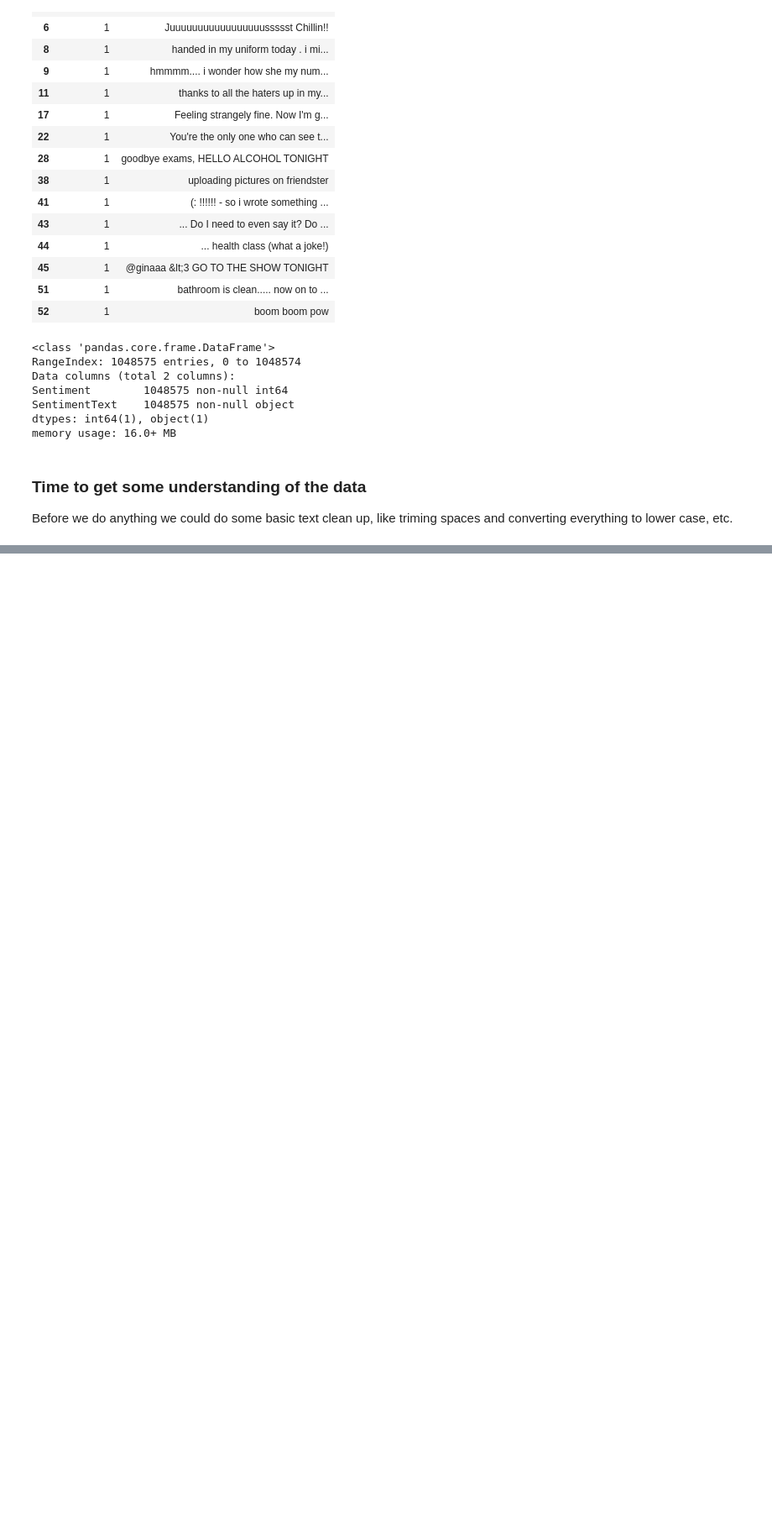
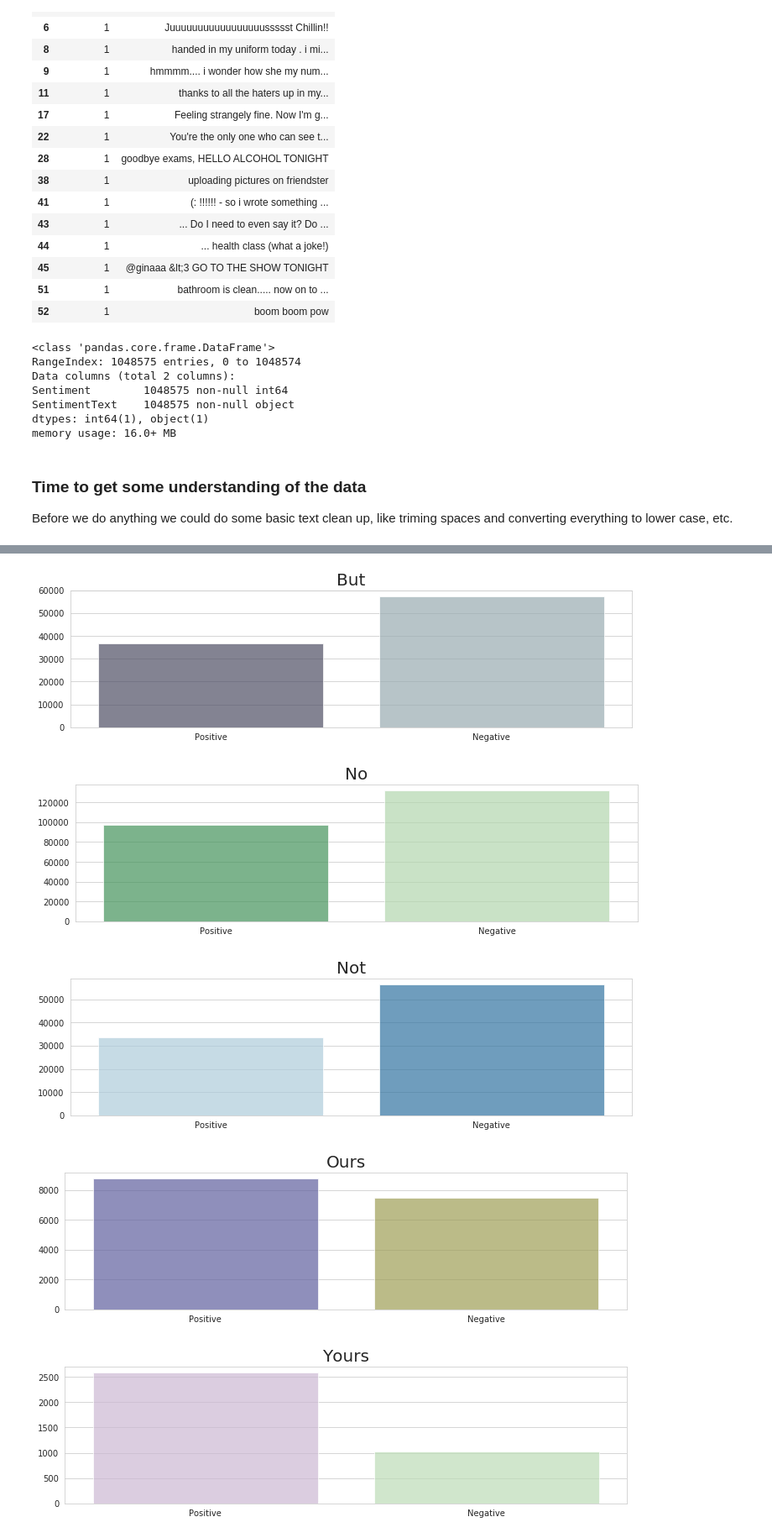
Before and after one commit to SergioRams/tweets_sentiment_analysis, a Jupyter notebook: tweet_sentiment_analysis.ipynb, the cells around one changed output, grey strips where cells are left out. Shown at 84% size. Drawn from its saved outputs; the diff is of its cells as text; code cells hidden in the pictures; blank space fills up the shorter version.

```diff
--- a/tweet_sentiment_analysis.ipynb
+++ b/tweet_sentiment_analysis.ipynb
@@ -354,0 +262,28 @@ sns.heatmap(confusion_matrix(class_test,predicted_LogisticRegression),annot=True
+# %%
+def compare_word(word, data):
+    # takes a word, search the given dataframe and plots positive vs negative
+
+    row_match = data[data['SentimentText'].str.contains(word)]
+    pos = row_match[row_match['Sentiment']==1].shape[0]
+    neg = row_match[row_match['Sentiment']==0].shape[0]
+
+    plt.figure(figsize=(12,3))
+    plt.title(word.title(), fontsize=20)
+    # pallete gets a random color theme every time
+    cahrt = sns.barplot(x=['Positive', 'Negative'],
+                        y=[pos,neg],
+                        alpha=0.7,
+                        palette=np.random.choice(sorted(plt.cm.cmap_d)))
+    chart.set(xlabel='Word', ylabel='Count');
+# %%
+# we can see that some stopwords will probably help the models make a desition
+stopwords = ('but', 'no', 'not', 'ours', 'yours', 'been', 'against')
+
+for w in stopwords:
+    compare_word(word=w, data=data_exploration)
+# %% [output]
+[figure, added]
+[figure, added]
+[figure, added]
+[figure, added]
+[figure, added]
```
Also changed, not shown: parts of 58 cells of this notebook.
